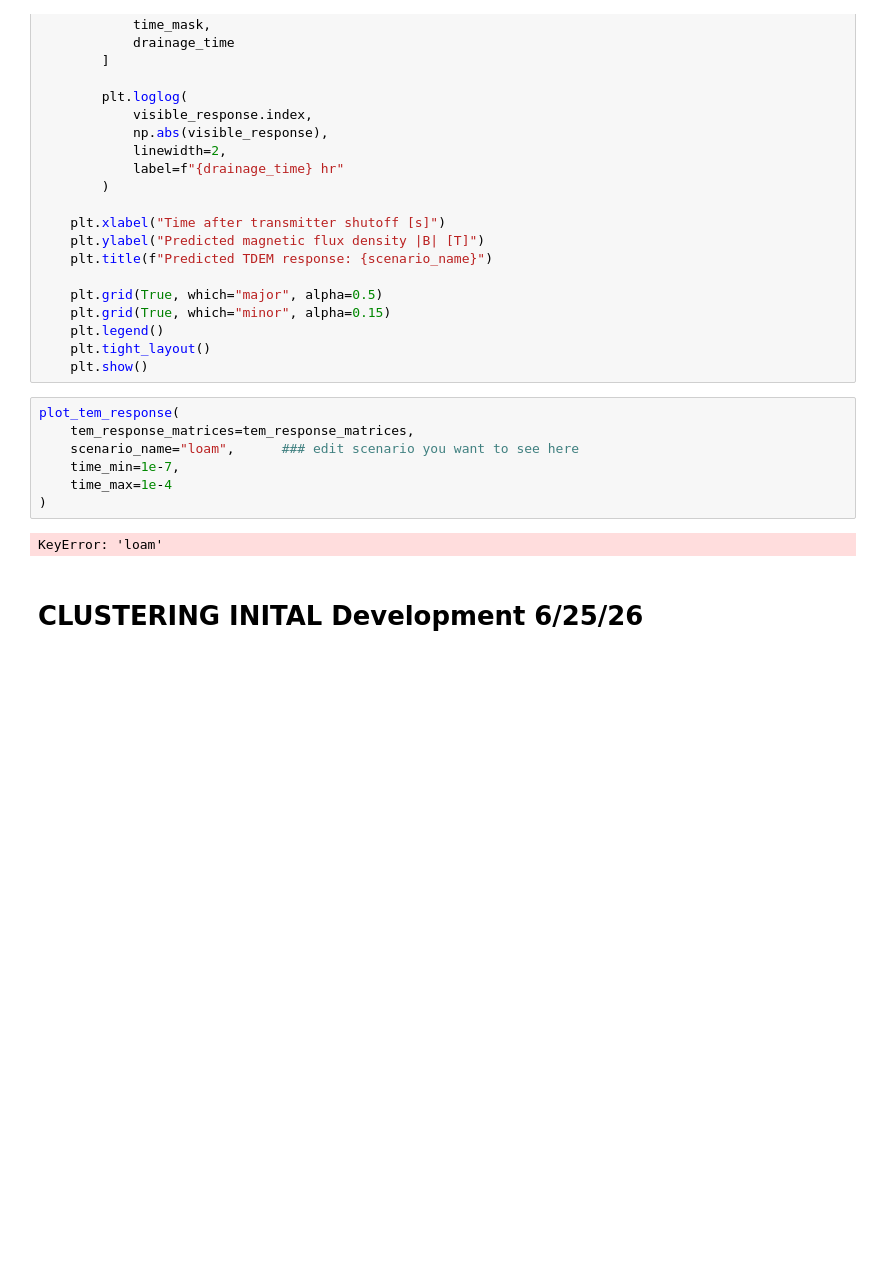
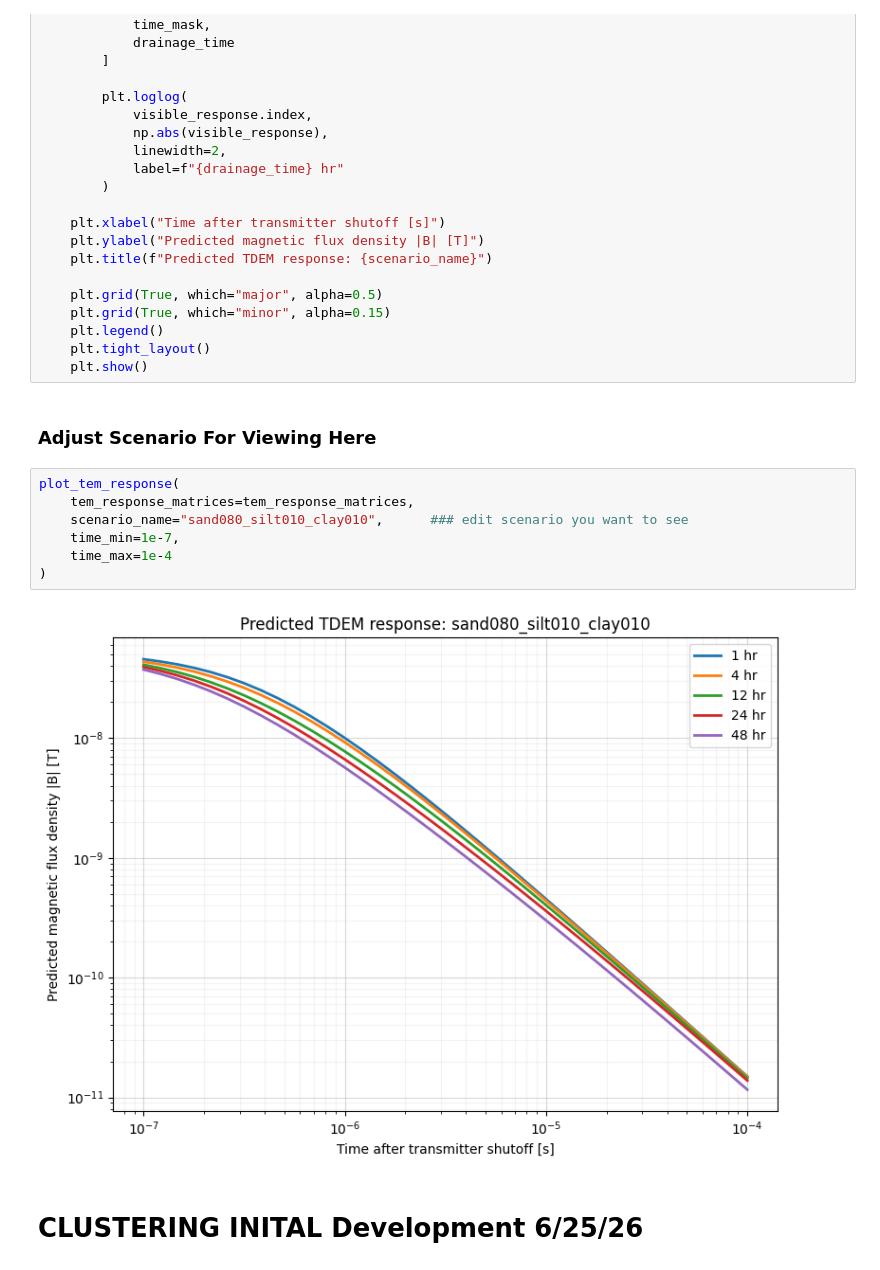
Before and after one commit to natalieyurek-cloud/TDEM_Thesis_Yurek, a Jupyter notebook: Analytical_ForwardModel.ipynb, the cells around one changed output. Cells and saved outputs as stored; diff of their text form; blank space fills up the shorter version.

```diff
--- a/Analytical_ForwardModel.ipynb
+++ b/Analytical_ForwardModel.ipynb
@@ -658,15 +661,17 @@ def plot_tem_response(
     plt.legend()
     plt.tight_layout()
     plt.show()
+# %% [markdown]
+### Adjust Scenario For Viewing Here
 # %%
 plot_tem_response(
     tem_response_matrices=tem_response_matrices,
-    scenario_name="loam",      ### edit scenario you want to see here
+    scenario_name="sand080_silt010_clay010",      ### edit scenario you want to see
     time_min=1e-7,
     time_max=1e-4
 )
 # %% [output]
-KeyError: 'loam'
+[figure, added]
 # %% [markdown]
 # CLUSTERING INITAL Development 6/25/26
 # %% [markdown]
```
Also changed, not shown: parts of 22 cells of this notebook, 2 other files.
